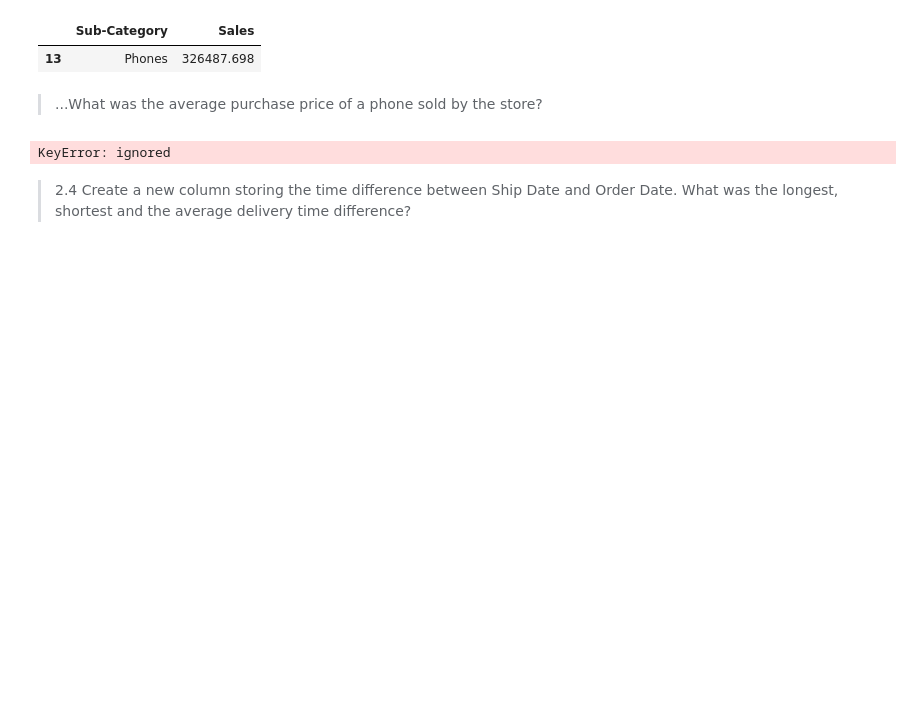
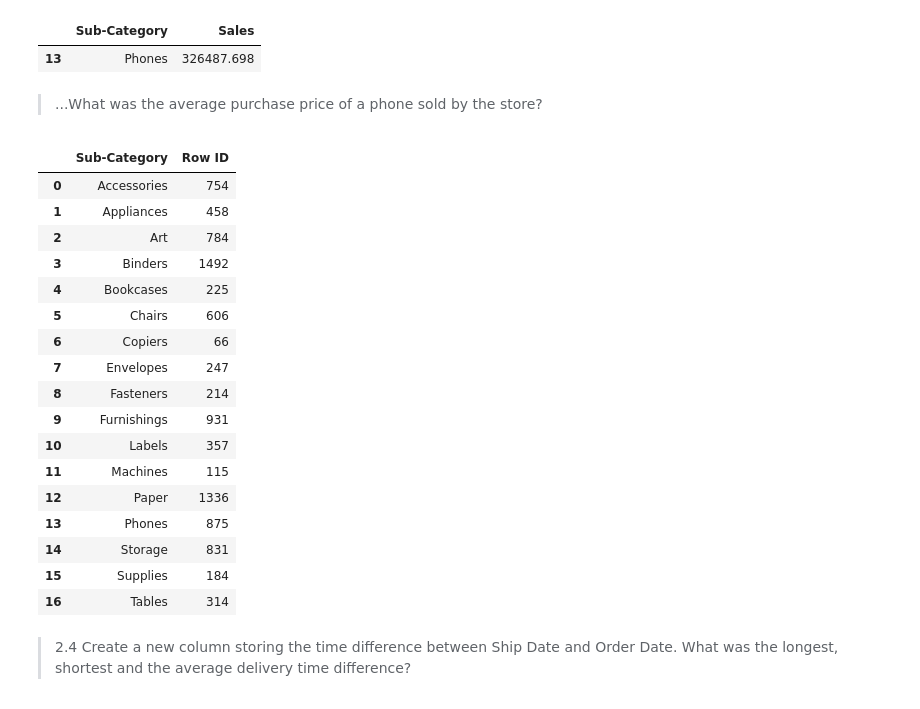
Before and after one commit to KsibiI/DM-ML---Assignment-1, a Jupyter notebook: Assignment1/Assignment1.ipynb, the cells around one changed output. Saved outputs shown, nothing was run; the diff lists cells and outputs as text; code cells hidden in the pictures; blank space fills up the shorter version.

```diff
--- a/Assignment1/Assignment1.ipynb
+++ b/Assignment1/Assignment1.ipynb
@@ -318,10 +318,28 @@ dfSubCat1[dfSubCat1['Sales']==dfSubCat1['Sales'].max()]
 | 13 | Phones | 326487.698 |
 # %% [markdown]
 >...What was the average purchase price of a phone sold by the store?
-# %%
-# YOUR CODE HERE
-dfSubCat[dfSubCat['Sub-Categroy'] == 'Phone']
-# %% [output]
-KeyError: ignored
+# %%
+# YOUR CODE HERE
+dfSubCat2=df.groupby("Sub-Category", as_index=False)["Row ID"].count()
+dfSubCat2
+# %% [output]
+|  | Sub-Category | Row ID |
+| 0 | Accessories | 754 |
+| 1 | Appliances | 458 |
+| 2 | Art | 784 |
+| 3 | Binders | 1492 |
+| 4 | Bookcases | 225 |
+| 5 | Chairs | 606 |
+| 6 | Copiers | 66 |
+| 7 | Envelopes | 247 |
+| 8 | Fasteners | 214 |
+| 9 | Furnishings | 931 |
+| 10 | Labels | 357 |
+| 11 | Machines | 115 |
+| 12 | Paper | 1336 |
+| 13 | Phones | 875 |
+| 14 | Storage | 831 |
+| 15 | Supplies | 184 |
+| 16 | Tables | 314 |
 # %% [markdown]
 >2.4 Create a new column storing the time difference between Ship Date and Order Date. What was the longest, shortest and the average delivery time difference?
```
Also changed, not shown: parts of 4 cells of this notebook.
